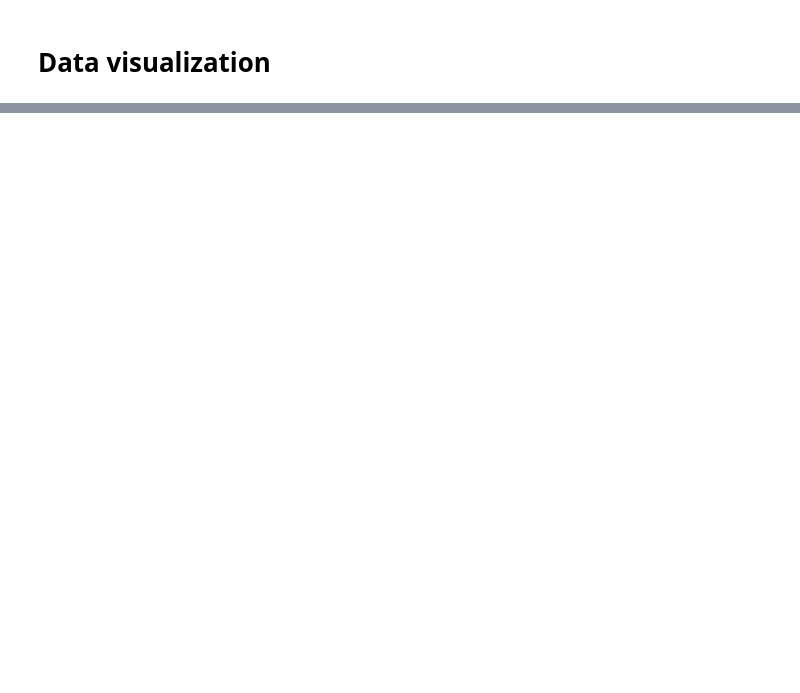
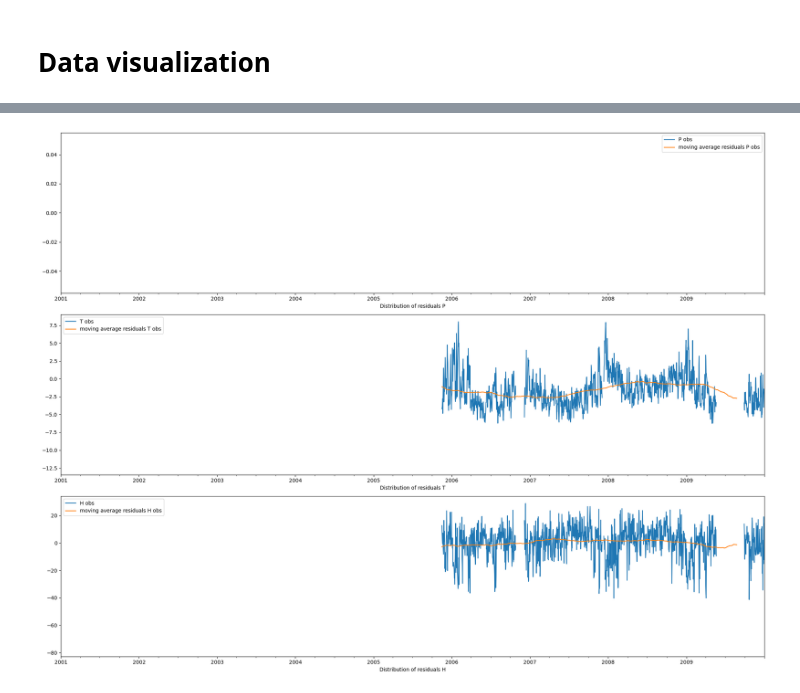
Before and after one commit to AIEnthousiast/Bias_Correction_Model, a Jupyter notebook: MasterNotebook.ipynb, the cells around one changed output, grey strips where cells are left out. Saved outputs shown, nothing was run; the diff lists cells and outputs as text; code cells hidden in the pictures; blank space fills up the shorter version.

```diff
--- a/MasterNotebook.ipynb
+++ b/MasterNotebook.ipynb
@@ -87,0 +174,20 @@ for idx in range(len(targets)):
+# %%
+for idx in range(len(targets)):
+    station_0_data_indexed[f"Delta_{targets[idx]}"] = station_0_data_indexed[obs_targets[idx]] - station_0_data_indexed[mod_targets[idx]]
+# %%
+plt.figure(figsize=(20,15))
+for idx in range(len(targets)):
+    ax = plt.subplot(len(targets), 1, idx+1)
+
+    station_0_data_indexed[f"Delta_{targets[idx]}"].plot(ax = ax,label=f"{obs_targets[idx]}")
+    average  = station_0_data_indexed[f"Delta_{targets[idx]}"].rolling(
+        window = WINDOW_SIZE,
+            center=True,
+            min_periods = WINDOW_SIZE // 2 + 1
+    ).mean()
+    average.plot(ax = ax,label=f"moving average residuals {obs_targets[idx]}")
+    ax.set_xlabel(f"Distribution of residuals {targets[idx]}")
+    plt.legend()
+    plt.tight_layout()
+# %% [output]
+[figure, added]
```
Also changed, not shown: parts of 19 cells of this notebook, 2 other files.
